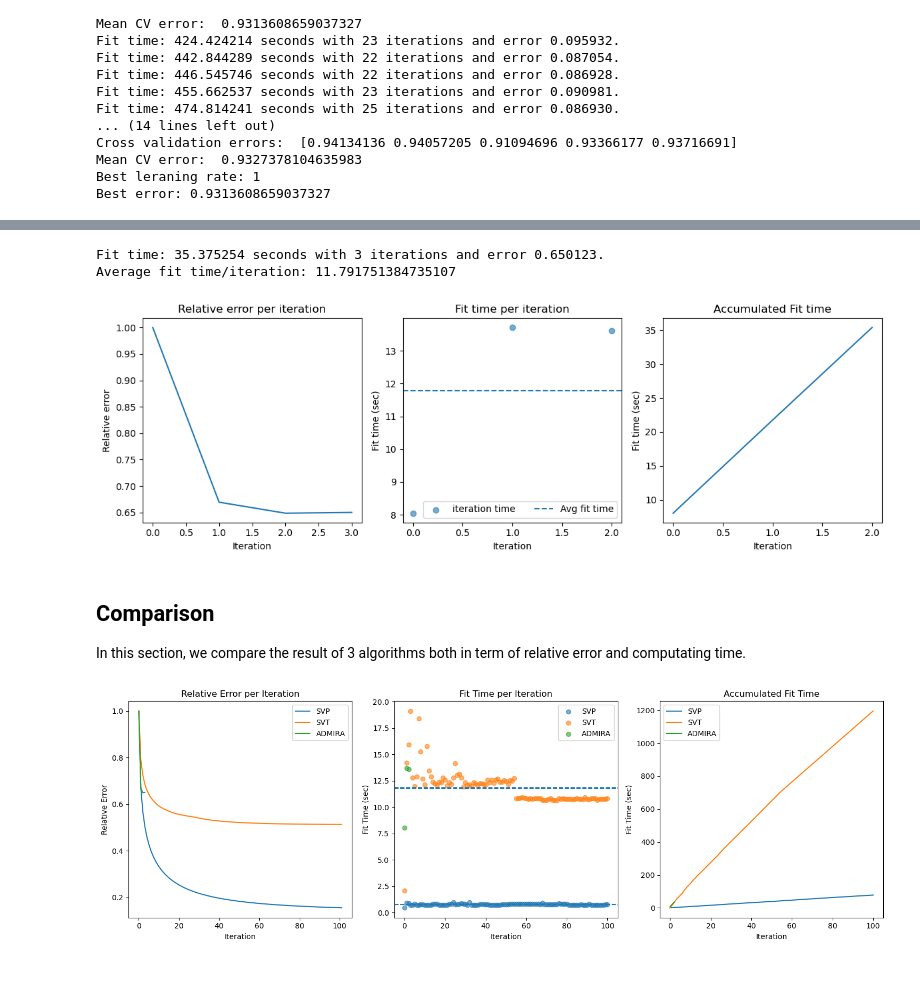
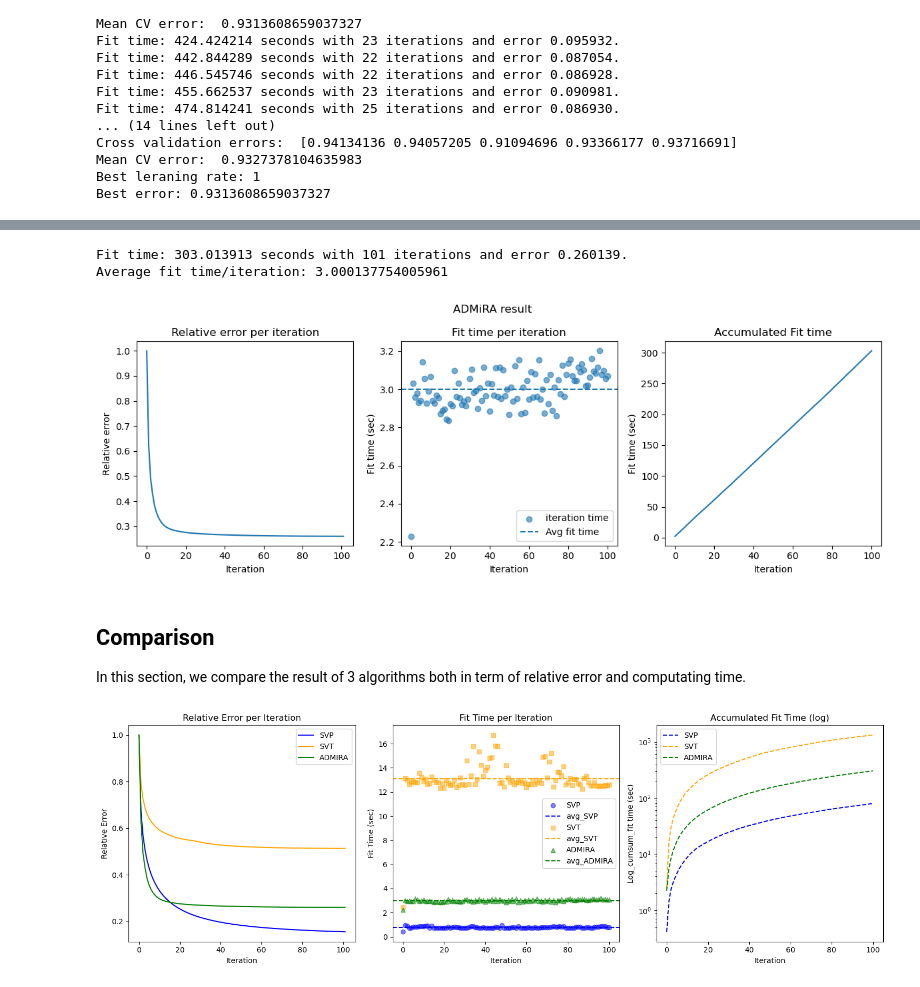
Before and after one commit to katzkid/NetflixProblem, a Jupyter notebook: DimReduce-2.ipynb, the cells around one changed output, grey strips where cells are left out. Saved outputs shown, nothing was run; the diff lists cells and outputs as text; code cells hidden in the pictures.

```diff
--- a/DimReduce-2.ipynb
+++ b/DimReduce-2.ipynb
@@ -629,7 +664,6 @@ import numpy as np
 from scipy.sparse import lil_matrix, csr_matrix, issparse
 from scipy.sparse.linalg import svds
 import time
-from sklearn.linear_model import LinearRegression
 
 class ADMIRAEstimator(MatrixComletion):
     def __init__(self, rank=10, max_iter=100, tol=1e-3):
@@ -641,6 +675,7 @@ class ADMIRAEstimator(MatrixComletion):
         #Init X and residual
         self.X = lil_matrix(Y.shape, dtype = np.float64)
         X_S = mask.multiply(self.X).tocsr()
+        row, col = Y.nonzero()  # index of nonzero element in Y
 
         # Init parameters
         self.iter = 0
@@ -666,30 +701,28 @@ class ADMIRAEstimator(MatrixComletion):
             omega_half = omega + omega_add
 
             # Step 4: perform linear regression on omega_half with target value Y^S
-            #
             # we flatten omega and Y to increase performance
-            #
+            omega_stack = np.stack(omega_half, axis=2)  # shape (n, m nb_atom)
+            # omega_flat = omega_stack.reshape(-1, len(omega_half))  # shape (n*m, nb_atoms)
+            # Y_flat = Y.toarray().flatten()  # shape (n*m, )
 
-            omega_flat = np.hstack([o.reshape(-1, 1) for o in omega_half])  # shape (n*m, 2*rank)
-            Y_flat = Y.toarray().ravel()  # shape (n*m, )
+            omega_flat = omega_stack[row, col, :]  # shape (n_s, m_s, nb_atoms)
+            Y_flat = np.array(Y[row, col]).reshape(-1, 1)  # shape (n_s * m_s, )
 
-            model = LinearRegression(fit_intercept=False)
-            model.fit(omega_flat, Y_flat)
-            coef = model.coef_
+            lstsq = np.linalg.lstsq(omega_flat, Y_flat, rcond=None)
+            coef = lstsq[0].squeeze()
 
             # Step 5: Compute the weighted sum from atoms
-            X_half = csr_matrix(omega_half[0].shape)
-            for c, omega in zip(coef, omega_half):
-                X_half += c * omega
+            X_half = np.tensordot(omega_stack, coef, axes=(2, 0))
 
             # Step 6: Perform SVD with rank r on X_half
-            U1, S1, Vt1 = svds(X_half, k = self.rank)
+            U_prime, S_prime, Vt_prime = svds(X_half, k = self.rank)
 
             # Step 7: Update omega collection of atom
-            omega = [np.outer(U1[:, i], Vt1[i, :]) for i in range(self.rank)]
+            omega = [np.outer(U_prime[:, i], Vt_prime[i, :]) for i in range(self.rank)]
 
             # Step 8: Update X full matrix
-            self.X = U1 @ np.diag(S1) @ Vt1
+            self.X = U_prime @ np.diag(S_prime) @ Vt_prime
             X_S = mask.multiply(self.X).tocsr()
 
             #Calculate the error
@@ -707,17 +740,12 @@ class ADMIRAEstimator(MatrixComletion):
         print(f"Fit time: {total_fit_time:.6f} seconds with {self.iter} iterations and error {self.error[-1]:.6f}.")
         return self
 # %%
-# Fit the ADMIRA model
-admira = ADMIRAEstimator(rank=rank, max_iter=100, tol=1e-3, )
+# Fit model
+
+admira = ADMIRAEstimator(rank=rank, max_iter=100, tol=1e-3)
 admira.fit(sparse_matrix_train, mask)
 
 print(f"Average fit time/iteration: {np.mean(admira.fit_time)}")
-
-
-# Save model
-
-with open("trained_model/admira.pkl", "wb") as f:
-    dill.dump(admira, f)
 # %% [output]
-Fit time: 35.375254 seconds with 3 iterations and error 0.650123.
-Average fit time/iteration: 11.791751384735107
+Fit time: 303.013913 seconds with 101 iterations and error 0.260139.
+Average fit time/iteration: 3.000137754005961
@@ -724,8 +763,9 @@ Average fit time/iteration: 11.791751384735107
 # %%
 fig = admira.plot_result()
+fig.suptitle("ADMiRA result", y=1.05)
 plt.show()
 # %% [output]
-[figure, old version]
+[figure, new version]
 # %% [markdown]
 ## Comparison
 
@@ -741,11 +781,14 @@ models = {
     "ADMIRA": admira
 }
 
+colors = ["blue", "orange", "green"]
+markers = ["o", "s", "^"]
+
 fig, axes = plt.subplots(1, 3, figsize=(15, 5))
 
 # Compare Relative Error per Iteration
-for model_name, model in models.items():
-    axes[0].plot(model.error, label=model_name)
+for i, (model_name, model) in enumerate(models.items()):
+    axes[0].plot(model.error, label=model_name, color=colors[i])
 
 axes[0].set_title("Relative Error per Iteration")
 axes[0].set_xlabel("Iteration")
@@ -754,10 +797,10 @@ axes[0].legend(loc="upper right")
 
 
 # Compare Fitting Time per Iteration
-for model_name, model in models.items():
+for i, (model_name, model) in enumerate(models.items()):
     xrange = range(len(model.fit_time))
-    axes[1].scatter(xrange, model.fit_time, label=model_name, alpha=0.6)
-    axes[1].axhline(np.mean(model.fit_time), linestyle='--')
+    axes[1].scatter(xrange, model.fit_time, label=model_name, alpha=0.5, color=colors[i], marker=markers[i])
+    axes[1].axhline(np.mean(model.fit_time), linestyle='--', color=colors[i], label=f"avg_{model_name}")
 
 axes[1].set_title("Fit Time per Iteration")
 axes[1].set_xlabel("Iteration")
@@ -766,17 +809,18 @@ axes[1].legend()
 
 
 # Compare Accumulated Fit Time
-for model_name, model in models.items():
+for i, (model_name, model) in enumerate(models.items()):
     sum_time = np.cumsum(model.fit_time)
-    axes[2].plot(sum_time, label=model_name)
+    axes[2].semilogy(sum_time, label=model_name, color=colors[i], linestyle="--")
+    # axes[2].plot(sum_time, label=model_name, color=colors[i], linestyle="--")
 
-axes[2].set_title("Accumulated Fit Time")
+axes[2].set_title("Accumulated Fit Time (log)")
 axes[2].set_xlabel("Iteration")
-axes[2].set_ylabel("Fit Time (sec)")
+axes[2].set_ylabel("Log_cumsum_fit time (sec)")
 axes[2].legend(loc="upper left")
 
 # Adjust layout
 plt.tight_layout()
 plt.show()
 # %% [output]
-[figure, old version]
+[figure, new version]
```
Also changed, not shown: parts of 27 cells of this notebook, 3 other files.
